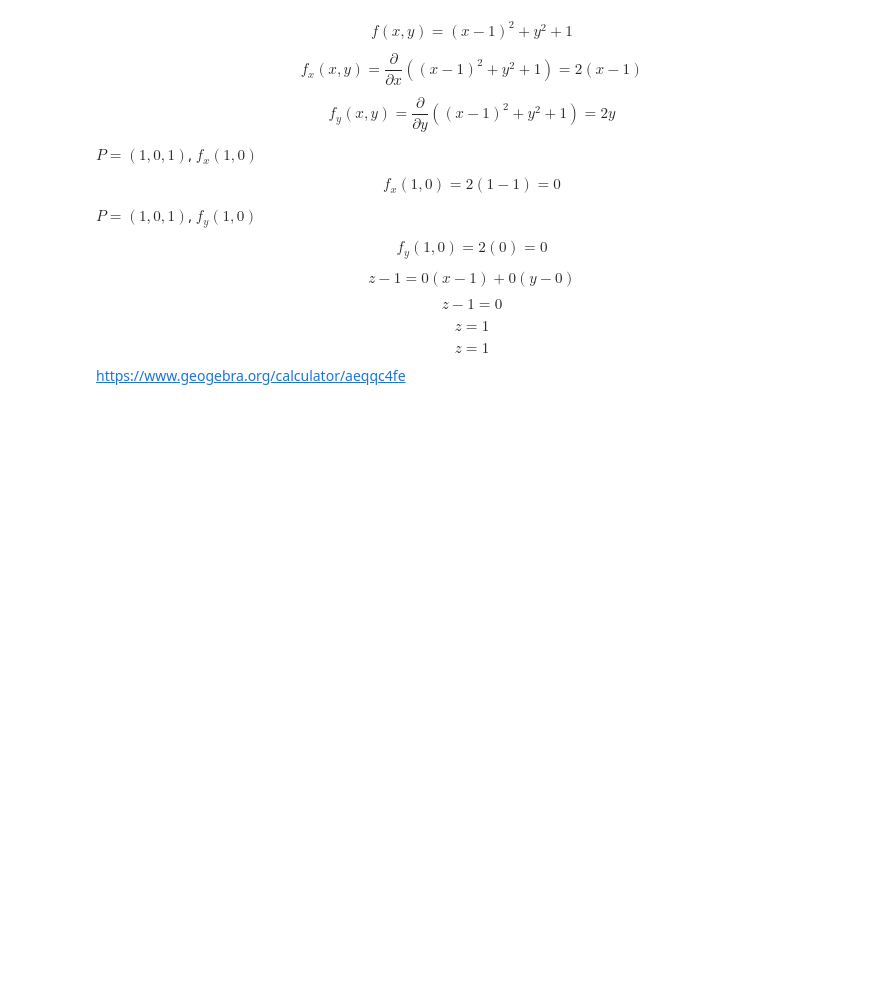
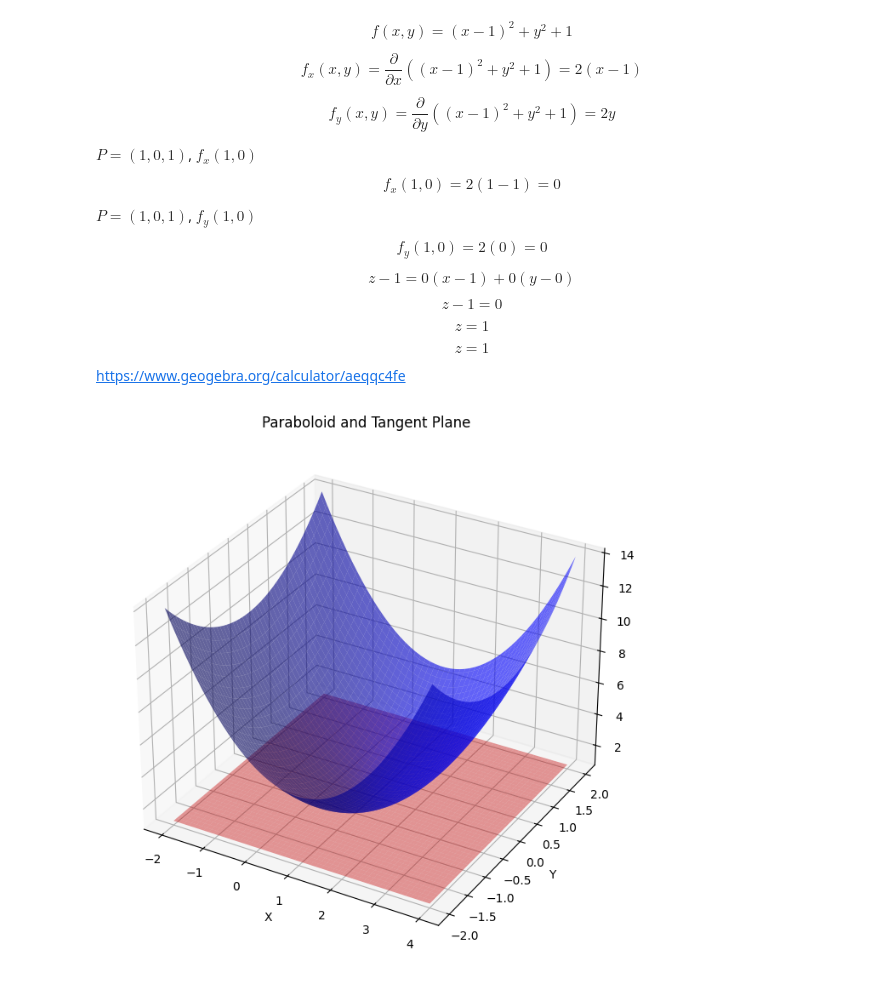
Before and after one commit to HafizYuzbasov/Math-2024-25-Winter, a Jupyter notebook: Notebooks_EN/02_Analytic_Geometry/08_Second_Order_Surfaces/Second_Order_Surfaces_exercises.ipynb, the cells around one changed output. Saved outputs shown, nothing was run; the diff lists cells and outputs as text; code cells hidden in the pictures; blank space fills up the shorter version.

```diff
--- a/Notebooks_EN/02_Analytic_Geometry/08_Second_Order_Surfaces/Second_Order_Surfaces_exercises.ipynb
+++ b/Notebooks_EN/02_Analytic_Geometry/08_Second_Order_Surfaces/Second_Order_Surfaces_exercises.ipynb
@@ -234,3 +234,38 @@ z = 1
 $$
 
 https://www.geogebra.org/calculator/aeqqc4fe
+# %%
+import numpy as np # Import the numpy library and assign it the alias 'np'
+import matplotlib.pyplot as plt # Import the pyplot module from matplotlib for plotting functionalities # Moved import statement to the top
+
+# Paraboloid function
+def paraboloid(x, y):
+    return (x - 1)**2 + y**2 + 1
+
+# Create meshgrid for x, y
+x = np.linspace(-2, 4, 100)
+y = np.linspace(-2, 2, 100)
+X, Y = np.meshgrid(x, y)
+
+# Calculate Z values for the paraboloid
+Z = paraboloid(X, Y)
+
+# Plot the paraboloid and tangent plane (z = 1)
+fig = plt.figure(figsize=(8, 8))
+ax = fig.add_subplot(111, projection='3d')
+
+# Plot paraboloid
+ax.plot_surface(X, Y, Z, color='b', alpha=0.6)
+
+# Plot tangent plane (z = 1)
+Z_tangent = np.ones_like(Z)  # Tangent plane at z = 1
+ax.plot_surface(X, Y, Z_tangent, color='r', alpha=0.4)
+
+ax.set_xlabel('X')
+ax.set_ylabel('Y')
+ax.set_zlabel('Z')
+ax.set_title('Paraboloid and Tangent Plane')
+
+plt.show()
+# %% [output]
+[figure, added]
```
